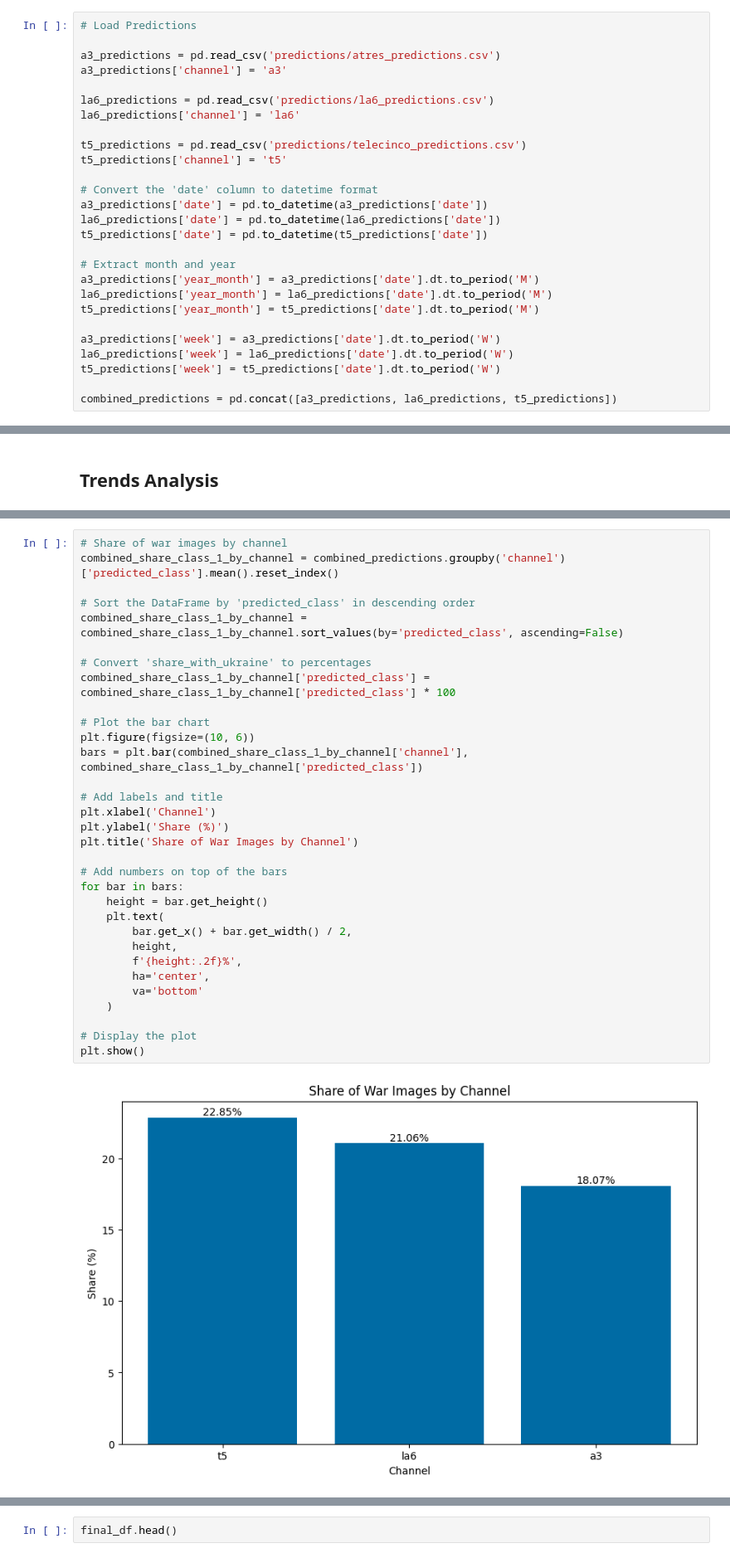
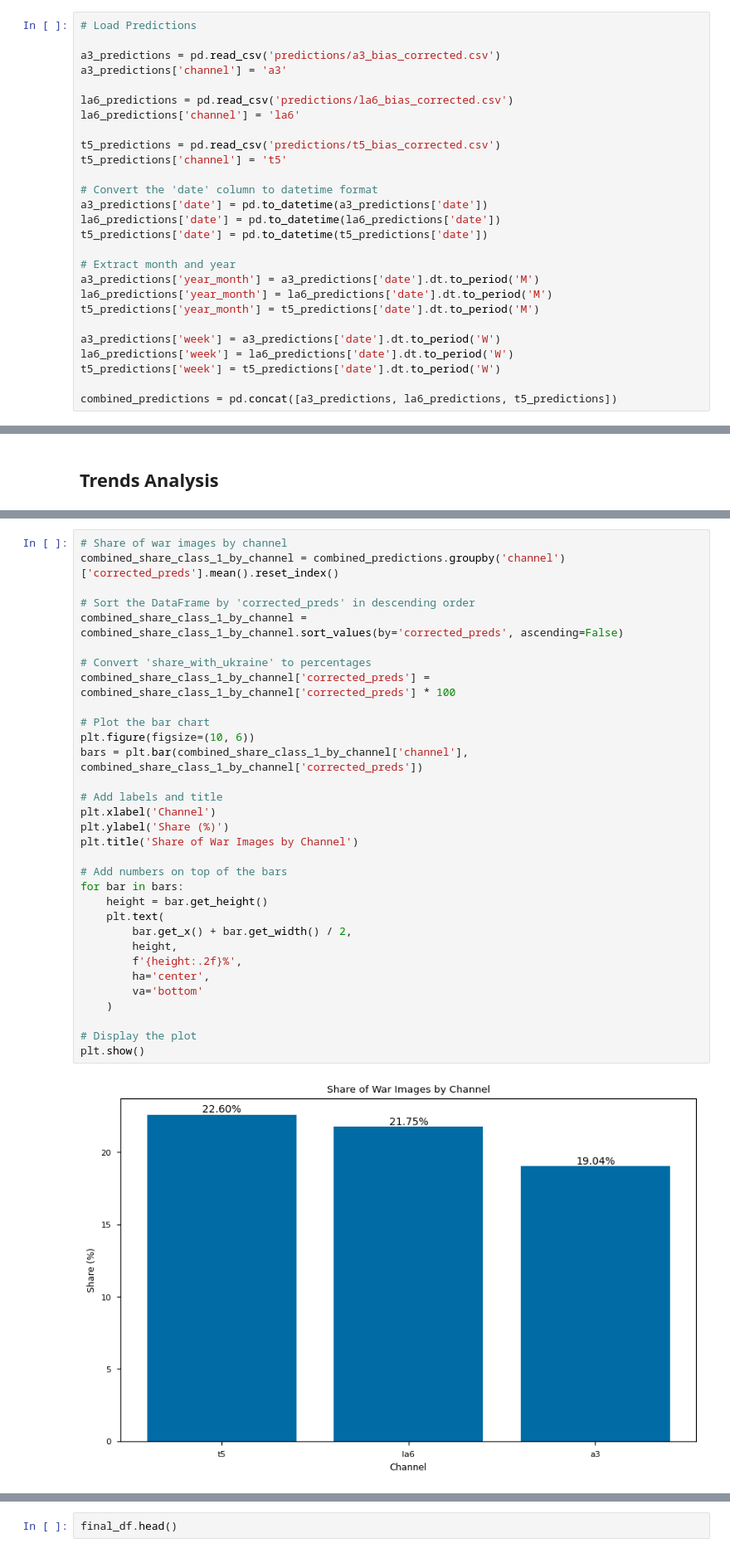
Before and after one commit to adgianv/Thesis---War-Image-Classification, a Jupyter notebook: Inference.ipynb, the cells around one changed output, grey strips where cells are left out. Shown at 83% size. Saved outputs shown, nothing was run; the diff lists cells and outputs as text.

Commit message:
Updating Inference notebook with bias corrected predictions

```diff
--- a/Inference.ipynb
+++ b/Inference.ipynb
@@ -1044,13 +1044,13 @@ plt.show()
 # %%
 # Load Predictions
 
-a3_predictions = pd.read_csv('predictions/atres_predictions.csv')
+a3_predictions = pd.read_csv('predictions/a3_bias_corrected.csv')
 a3_predictions['channel'] = 'a3'
 
-la6_predictions = pd.read_csv('predictions/la6_predictions.csv')
+la6_predictions = pd.read_csv('predictions/la6_bias_corrected.csv')
 la6_predictions['channel'] = 'la6'
 
-t5_predictions = pd.read_csv('predictions/telecinco_predictions.csv')
+t5_predictions = pd.read_csv('predictions/t5_bias_corrected.csv')
 t5_predictions['channel'] = 't5'
 
 # Convert the 'date' column to datetime format
@@ -1289,37 +1298,37 @@ plt.show()
 # %%
 # Share of war images by channel
-combined_share_class_1_by_channel = combined_predictions.groupby('channel')['predicted_class'].mean().reset_index()
+combined_share_class_1_by_channel = combined_predictions.groupby('channel')['corrected_preds'].mean().reset_index()
 
-# Sort the DataFrame by 'predicted_class' in descending order
-combined_share_class_1_by_channel = combined_share_class_1_by_channel.sort_values(by='predicted_class', ascending=False)
+# Sort the DataFrame by 'corrected_preds' in descending order
+combined_share_class_1_by_channel = combined_share_class_1_by_channel.sort_values(by='corrected_preds', ascending=False)
 
 # Convert 'share_with_ukraine' to percentages
-combined_share_class_1_by_channel['predicted_class'] = combined_share_class_1_by_channel['predicted_class'] * 100
+combined_share_class_1_by_channel['corrected_preds'] = combined_share_class_1_by_channel['corrected_preds'] * 100
 
 # Plot the bar chart
 plt.figure(figsize=(10, 6))
-bars = plt.bar(combined_share_class_1_by_channel['channel'], combined_share_class_1_by_channel['predicted_class'])
+bars = plt.bar(combined_share_class_1_by_channel['channel'], combined_share_class_1_by_channel['corrected_preds'])
 
 # Add labels and title
 plt.xlabel('Channel')
 plt.ylabel('Share (%)')
 plt.title('Share of War Images by Channel')
 
 # Add numbers on top of the bars
 for bar in bars:
     height = bar.get_height()
     plt.text(
         bar.get_x() + bar.get_width() / 2,
         height,
         f'{height:.2f}%',
         ha='center',
         va='bottom'
     )
 
 # Display the plot
 plt.show()
 # %% [output]
-[figure, old version]
+[figure, new version]
 # %%
 # Plot share of war images by channel with share of topic ukraine by channel
 
```
Also changed, not shown: parts of 18 cells of this notebook.
